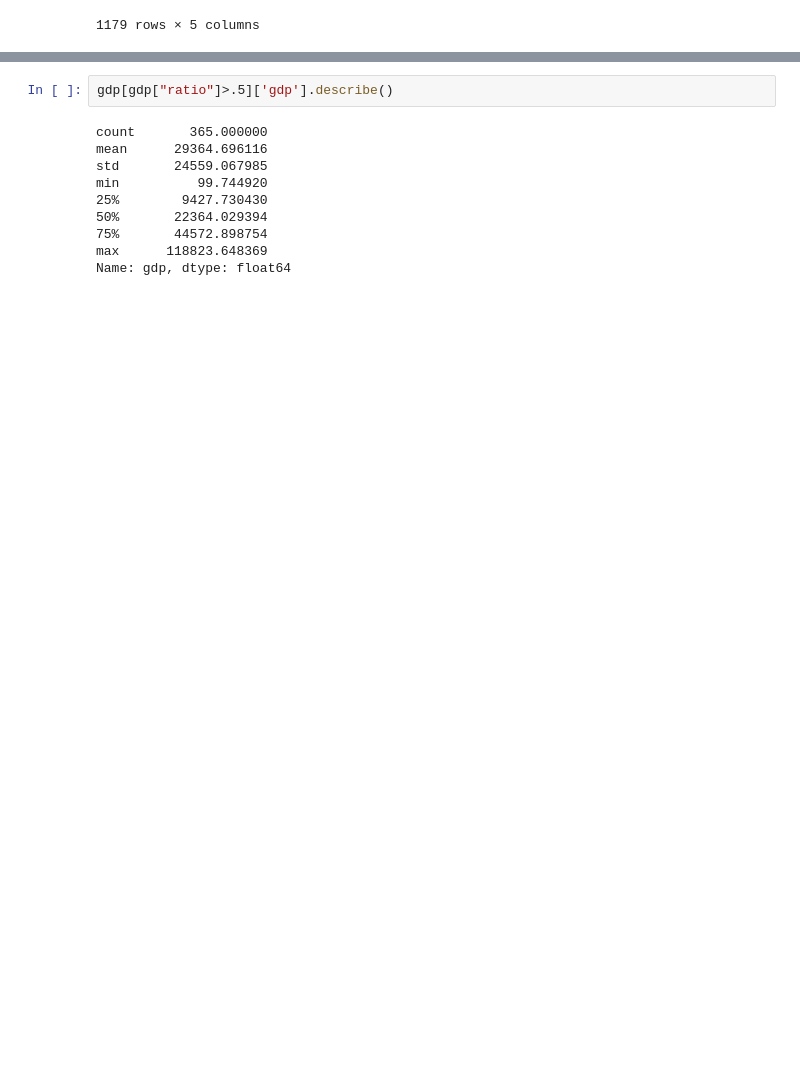
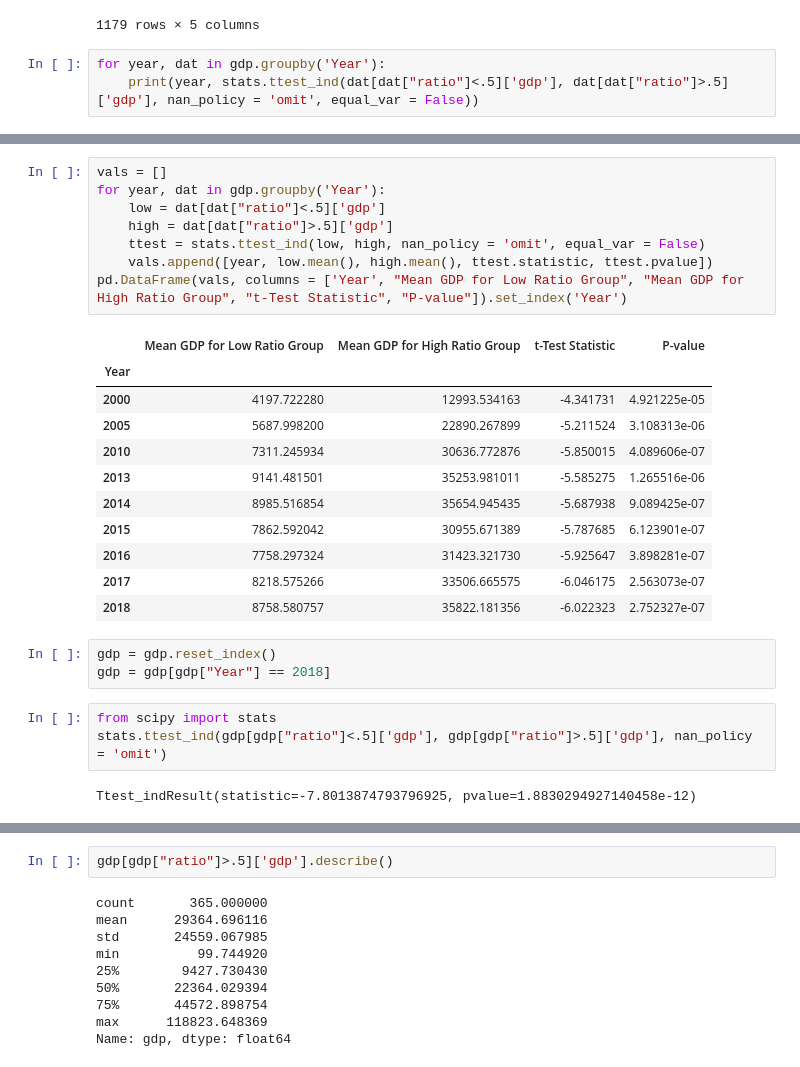
Before and after one commit to mtanghu/Citadel-Central-Datathon-Fall21, a Jupyter notebook: Gender.ipynb, the cells around one changed output, grey strips where cells are left out. Saved outputs shown, nothing was run; the diff lists cells and outputs as text; blank space fills up the shorter version.

```diff
--- a/Gender.ipynb
+++ b/Gender.ipynb
@@ -112,3 +155,6 @@ gdp
 | Zambia | 2018 | ZMB | GDP per capita (current US$) | NY.GDP.PCAP.CD | 1516.371100 | 0.176000 |
 | Zimbabwe | 2018 | ZWE | GDP per capita (current US$) | NY.GDP.PCAP.CD | 1352.162653 | 0.049057 |
 1179 rows × 5 columns
+# %%
+for year, dat in gdp.groupby('Year'):
+    print(year, stats.ttest_ind(dat[dat["ratio"]<.5]['gdp'], dat[dat["ratio"]>.5]['gdp'], nan_policy = 'omit', equal_var = False))
@@ -114,0 +171,28 @@ gdp
+# %%
+vals = []
+for year, dat in gdp.groupby('Year'):
+    low = dat[dat["ratio"]<.5]['gdp']
+    high = dat[dat["ratio"]>.5]['gdp']
+    ttest = stats.ttest_ind(low, high, nan_policy = 'omit', equal_var = False)
+    vals.append([year, low.mean(), high.mean(), ttest.statistic, ttest.pvalue])
+pd.DataFrame(vals, columns = ['Year', "Mean GDP for Low Ratio Group", "Mean GDP for High Ratio Group", "t-Test Statistic", "P-value"]).set_index('Year')
+# %% [output]
+|  | Mean GDP for Low Ratio Group | Mean GDP for High Ratio Group | t-Test Statistic | P-value |
+| Year |  |  |  |  |
+| 2000 | 4197.722280 | 12993.534163 | -4.341731 | 4.921225e-05 |
+| 2005 | 5687.998200 | 22890.267899 | -5.211524 | 3.108313e-06 |
+| 2010 | 7311.245934 | 30636.772876 | -5.850015 | 4.089606e-07 |
+| 2013 | 9141.481501 | 35253.981011 | -5.585275 | 1.265516e-06 |
+| 2014 | 8985.516854 | 35654.945435 | -5.687938 | 9.089425e-07 |
+| 2015 | 7862.592042 | 30955.671389 | -5.787685 | 6.123901e-07 |
+| 2016 | 7758.297324 | 31423.321730 | -5.925647 | 3.898281e-07 |
+| 2017 | 8218.575266 | 33506.665575 | -6.046175 | 2.563073e-07 |
+| 2018 | 8758.580757 | 35822.181356 | -6.022323 | 2.752327e-07 |
+# %%
+gdp = gdp.reset_index()
+gdp = gdp[gdp["Year"] == 2018]
+# %%
+from scipy import stats
+stats.ttest_ind(gdp[gdp["ratio"]<.5]['gdp'], gdp[gdp["ratio"]>.5]['gdp'], nan_policy = 'omit')
+# %% [output]
+Ttest_indResult(statistic=-7.8013874793796925, pvalue=1.8830294927140458e-12)
```
Also changed, not shown: parts of 13 cells of this notebook.
